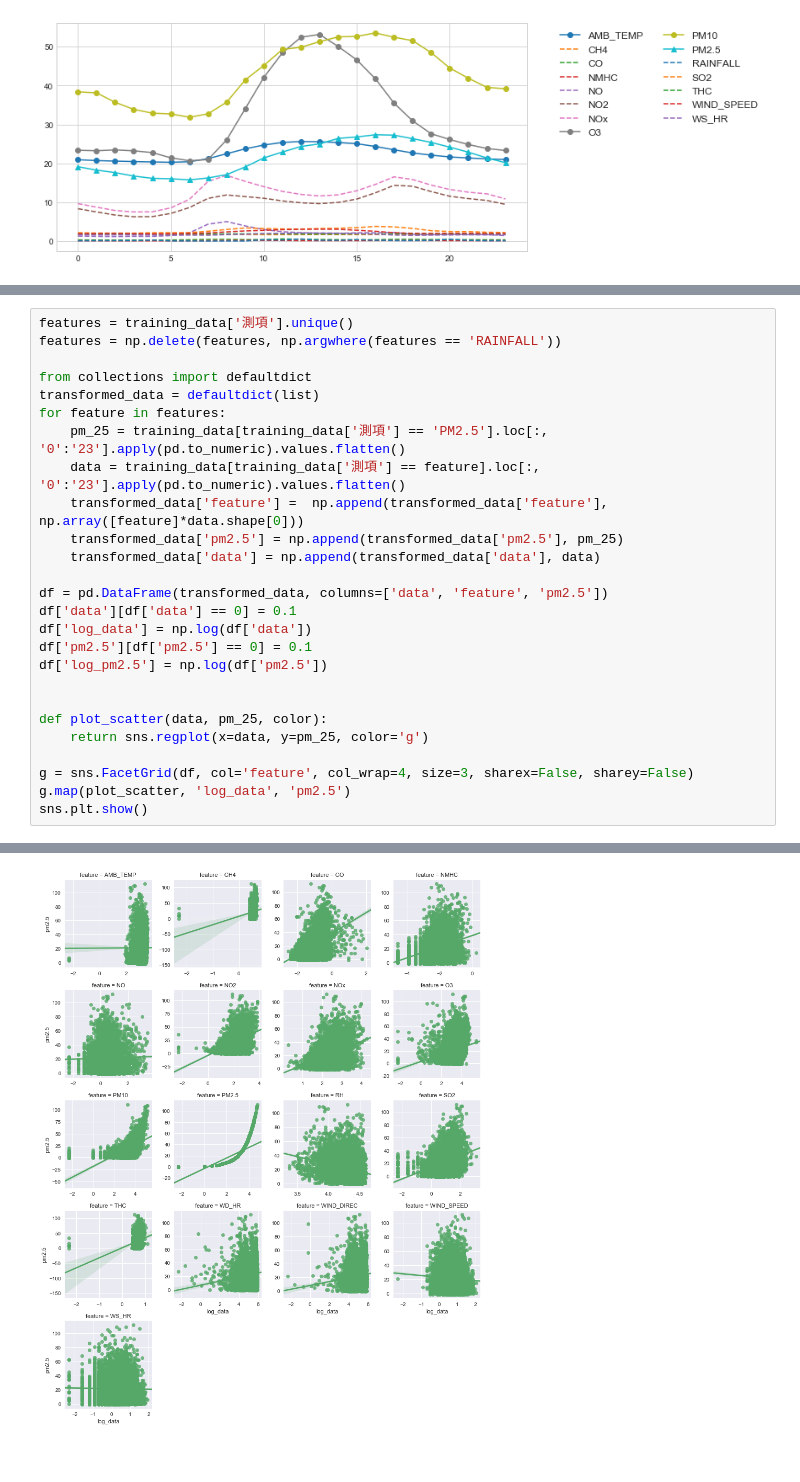
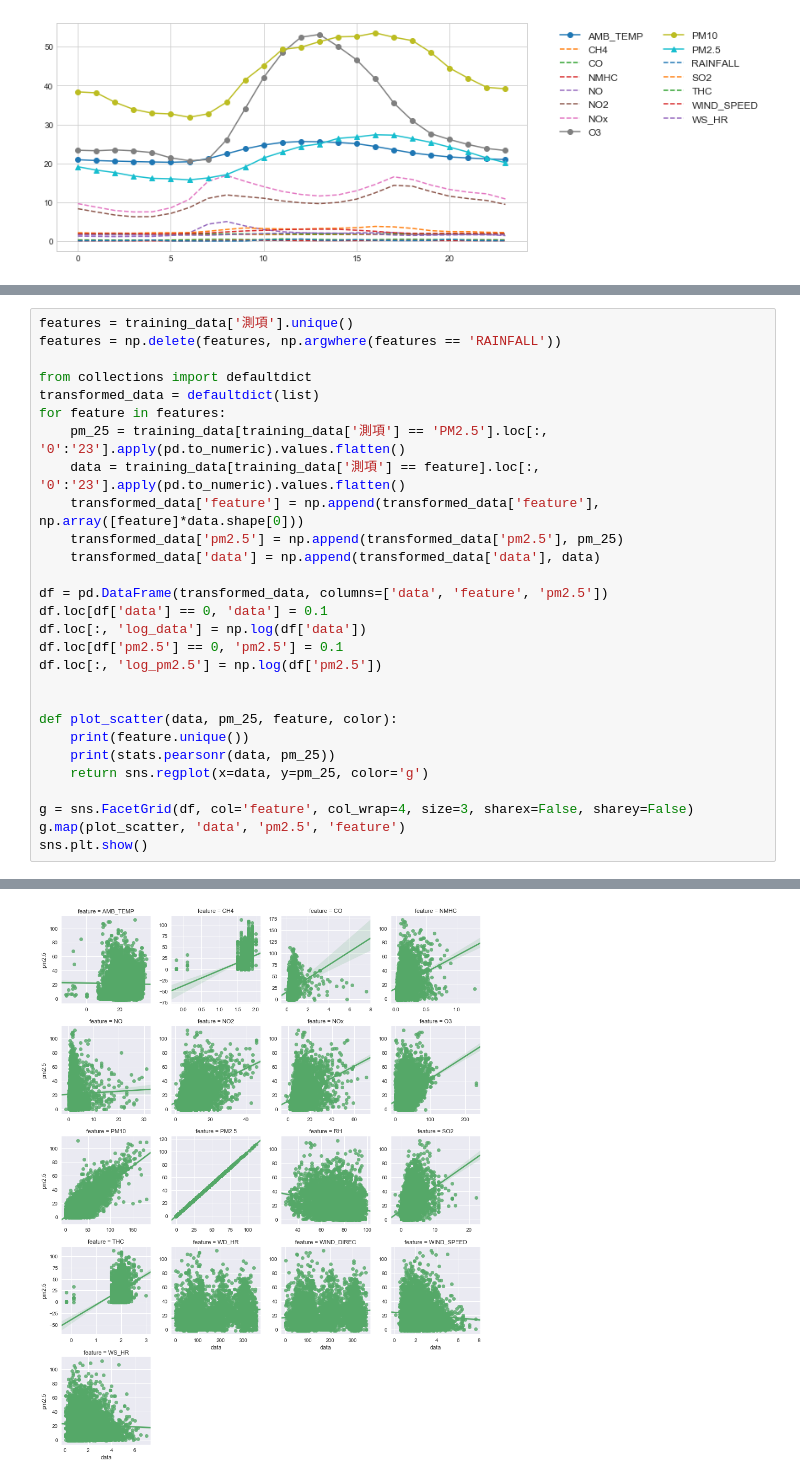
Before and after one commit to RichoHan/machine-learning, a Jupyter notebook: session-1-pm2.5-prediction/data-overview.ipynb, the cells around one changed output, grey strips where cells are left out. Drawn from its saved outputs; the diff is of its cells as text.

```diff
--- a/session-1-pm2.5-prediction/data-overview.ipynb
+++ b/session-1-pm2.5-prediction/data-overview.ipynb
@@ -224,21 +219,23 @@ transformed_data = defaultdict(list)
 for feature in features:
     pm_25 = training_data[training_data['測項'] == 'PM2.5'].loc[:, '0':'23'].apply(pd.to_numeric).values.flatten()
     data = training_data[training_data['測項'] == feature].loc[:, '0':'23'].apply(pd.to_numeric).values.flatten()
-    transformed_data['feature'] =  np.append(transformed_data['feature'], np.array([feature]*data.shape[0]))
+    transformed_data['feature'] = np.append(transformed_data['feature'], np.array([feature]*data.shape[0]))
     transformed_data['pm2.5'] = np.append(transformed_data['pm2.5'], pm_25)
     transformed_data['data'] = np.append(transformed_data['data'], data)
 
 df = pd.DataFrame(transformed_data, columns=['data', 'feature', 'pm2.5'])
-df['data'][df['data'] == 0] = 0.1
-df['log_data'] = np.log(df['data'])
-df['pm2.5'][df['pm2.5'] == 0] = 0.1
-df['log_pm2.5'] = np.log(df['pm2.5'])
+df.loc[df['data'] == 0, 'data'] = 0.1
+df.loc[:, 'log_data'] = np.log(df['data'])
+df.loc[df['pm2.5'] == 0, 'pm2.5'] = 0.1
+df.loc[:, 'log_pm2.5'] = np.log(df['pm2.5'])
 
 
-def plot_scatter(data, pm_25, color):
+def plot_scatter(data, pm_25, feature, color):
+    print(feature.unique())
+    print(stats.pearsonr(data, pm_25))
     return sns.regplot(x=data, y=pm_25, color='g')
 
 g = sns.FacetGrid(df, col='feature', col_wrap=4, size=3, sharex=False, sharey=False)
-g.map(plot_scatter, 'log_data', 'pm2.5')
+g.map(plot_scatter, 'data', 'pm2.5', 'feature')
 sns.plt.show()
 # %% [output]
@@ -251 +259 @@ See the caveats in the documentation: http://pandas.pydata.org/pandas-docs/stabl
-[figure, old version]
+[figure, new version]
```
Also changed, not shown: parts of 3 cells of this notebook, 5 other files.
